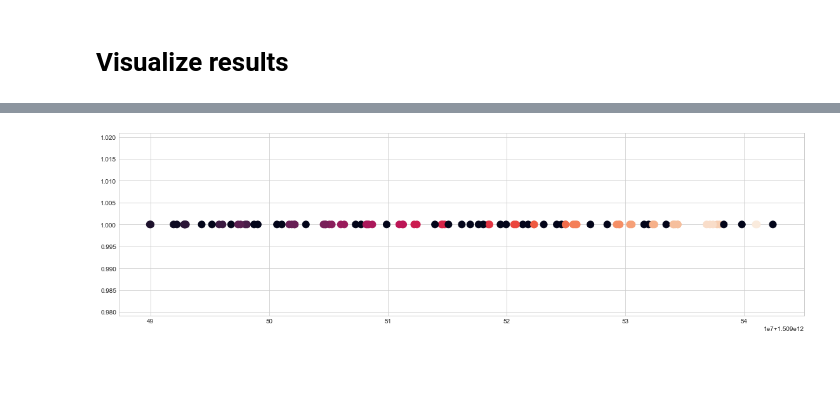
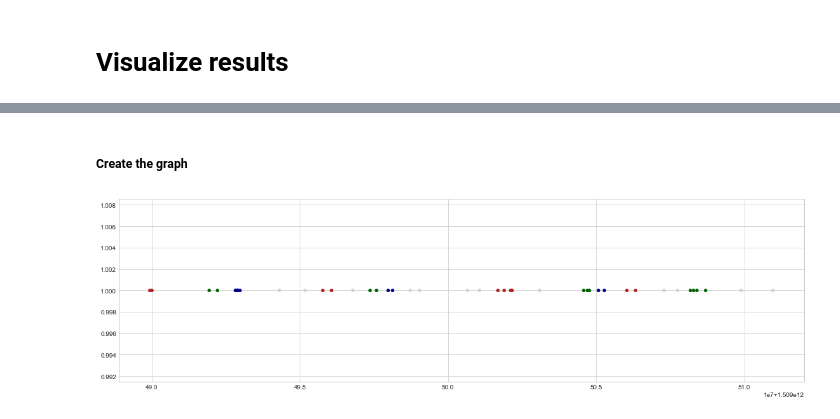
Before and after one commit to WyTho/MachineLearning, a Jupyter notebook: jupyter/dbscan2.ipynb, the cells around one changed output, grey strips where cells are left out. Cells and saved outputs as stored; diff of their text form; code cells hidden in the pictures; blank space fills up the shorter version.

```diff
--- a/jupyter/dbscan2.ipynb
+++ b/jupyter/dbscan2.ipynb
@@ -20,12 +20,15 @@ sb.set_style('whitegrid')
 address = '../datasets/staandelamp_realistic.json'
 df_data = pd.read_json(address)
 
+# Sort the data on timestamp
+df_data = df_data.sort_values(by=['time'])
 
+
+# Grab around 6 hours of timestamps
 ### TEMP ###
-df_data = df_data[:100]
+df_data = df_data[:42]
 ### TEMP ###
 
-
-df_data[:5]
+df_data
 # %% [output]
 |  | name | state | time |
@@ -102,0 +148,16 @@ some of the outliers:
+# %%
+COLOR_MAP = {}
+for n in set(model.labels_):
+    if n % 3 == 0:
+        COLOR_MAP[n] = 'firebrick'
+    elif n % 3 == 1:
+        COLOR_MAP[n] = 'darkgreen'
+    else:
+        COLOR_MAP[n] = 'darkblue'
+
+#Outliers
+COLOR_MAP[-1] = 'lightgrey'
+
+print('All of the datapoints:\n', model.labels_)
+print('\n')
+print('One color for each datapoint:\n', set(model.labels_))
@@ -103,15 +172,20 @@ some of the outliers:
+# %% [markdown]
+##### Create the graph
 # %%
 fig = plt.figure()
 ax = fig.add_axes([.1, .1, 1, 1])
-colors = model.labels_
+
+colors = [COLOR_MAP[l] for l in model.labels_]
+
+# colors = model.labels_
 
 # use first column as X value
 X = df_fit.iloc[:,2]
 # set nr 1 as the value for y so it will be 1Dimentional
 Y = [1] * df_fit.shape[0]
 
-ax.scatter(X, Y, c=colors, s=120)
+ax.scatter(X, Y, c=colors, s=20)
 ax.set_xlabel = 'time'
 plt.title = 'Groupingz'
 # %% [output]
-[figure, old version]
+[figure, new version]
```
Also changed, not shown: parts of 8 cells of this notebook, 2 other files.
